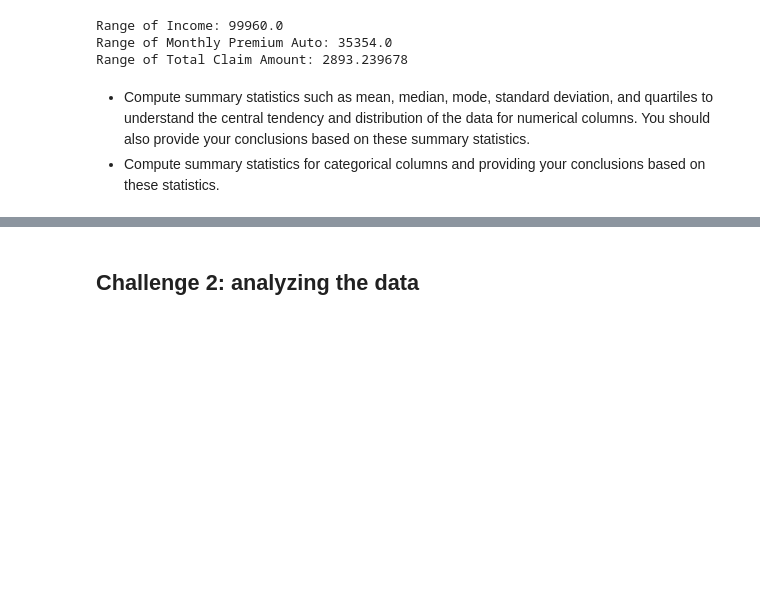
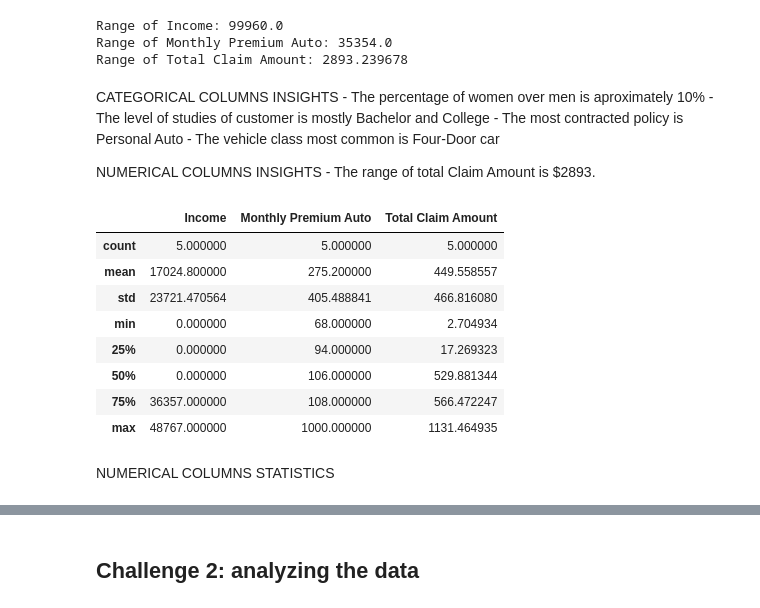
Before and after one commit to adrianbenitezrueda/lab-dw-pandas, a Jupyter notebook: lab-dw-pandas.ipynb, the cells around one changed output, grey strips where cells are left out. Drawn from its saved outputs; the diff is of its cells as text; code cells hidden in the pictures; blank space fills up the shorter version.

```diff
--- a/lab-dw-pandas.ipynb
+++ b/lab-dw-pandas.ipynb
@@ -291,6 +315,27 @@ Range of Monthly Premium Auto: 35354.0
 Range of Total Claim Amount: 2893.239678
 # %%
 # INSIGHTS
-# %% [markdown]
-- Compute summary statistics such as mean, median, mode, standard deviation, and quartiles to understand the central tendency and distribution of the data for numerical columns. You should also provide your conclusions based on these summary statistics.
-- Compute summary statistics for categorical columns and providing your conclusions based on these statistics.
+# %% [markdown]
+CATEGORICAL COLUMNS INSIGHTS
+    - The percentage of women over men is aproximately 10%
+    - The level of studies of customer is mostly Bachelor and College
+    - The most contracted policy is Personal Auto
+    - The vehicle class most common is Four-Door car
+
+NUMERICAL COLUMNS INSIGHTS
+    - The range of total Claim Amount is $2893.
+# %%
+# Compute summary statistics such as mean, median, mode, standard deviation, and quartiles to understand the central tendency and distribution of the data for numerical columns. You should also provide your conclusions based on these summary statistics.
+numerical_columns.describe()
+# %% [output]
+|  | Income | Monthly Premium Auto | Total Claim Amount |
+| count | 5.000000 | 5.000000 | 5.000000 |
+| mean | 17024.800000 | 275.200000 | 449.558557 |
+| std | 23721.470564 | 405.488841 | 466.816080 |
+| min | 0.000000 | 68.000000 | 2.704934 |
+| 25% | 0.000000 | 94.000000 | 17.269323 |
+| 50% | 0.000000 | 106.000000 | 529.881344 |
+| 75% | 36357.000000 | 108.000000 | 566.472247 |
+| max | 48767.000000 | 1000.000000 | 1131.464935 |
+# %% [markdown]
+NUMERICAL COLUMNS STATISTICS
```
Also changed, not shown: parts of 19 cells of this notebook.
